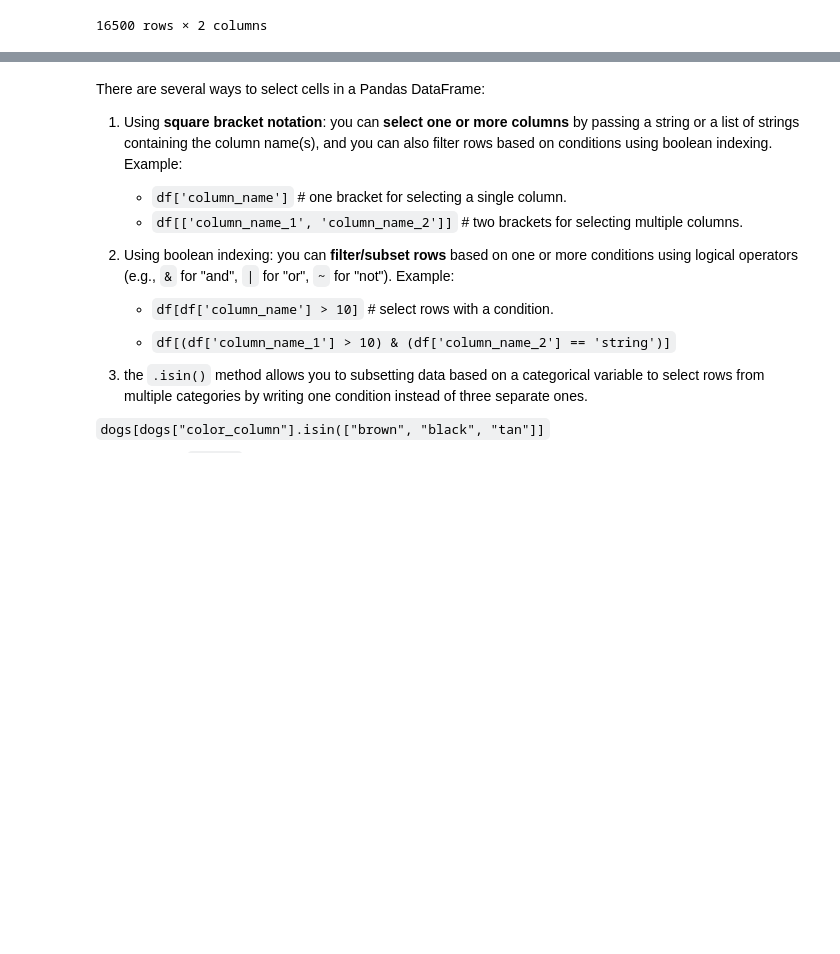
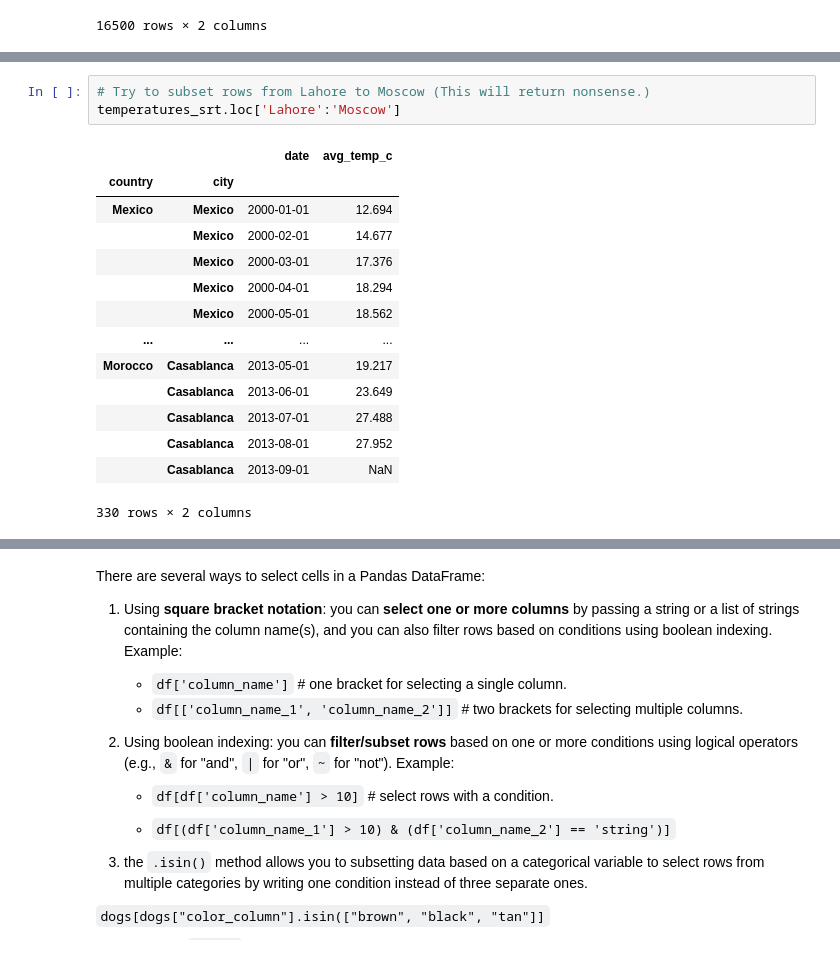
Before and after one commit to ia234/Python_23, a Jupyter notebook: Python_Cheat_Sheet_2023.ipynb, the cells around one changed output, grey strips where cells are left out. Cells and saved outputs as stored; diff of their text form; blank space fills up the shorter version.

```diff
--- a/Python_Cheat_Sheet_2023.ipynb
+++ b/Python_Cheat_Sheet_2023.ipynb
@@ -1310,0 +1382,18 @@ temperatures_ind.sort_index(level=['country', 'city'], ascending=[True, False])
+# %%
+# Try to subset rows from Lahore to Moscow (This will return nonsense.)
+temperatures_srt.loc['Lahore':'Moscow']
+# %% [output]
+|  |  | date | avg_temp_c |
+| country | city |  |  |
+| Mexico | Mexico | 2000-01-01 | 12.694 |
+|  | Mexico | 2000-02-01 | 14.677 |
+|  | Mexico | 2000-03-01 | 17.376 |
+|  | Mexico | 2000-04-01 | 18.294 |
+|  | Mexico | 2000-05-01 | 18.562 |
+| ... | ... | ... | ... |
+| Morocco | Casablanca | 2013-05-01 | 19.217 |
+|  | Casablanca | 2013-06-01 | 23.649 |
+|  | Casablanca | 2013-07-01 | 27.488 |
+|  | Casablanca | 2013-08-01 | 27.952 |
+|  | Casablanca | 2013-09-01 | NaN |
+330 rows × 2 columns
```
Also changed, not shown: parts of 18 cells of this notebook.
